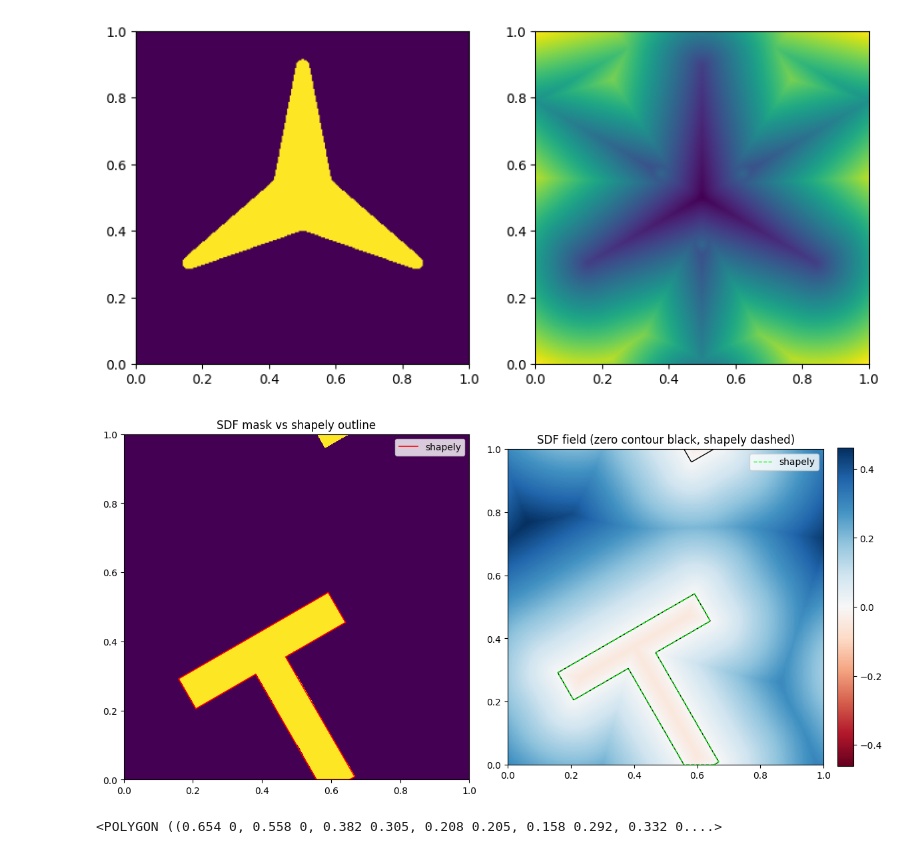
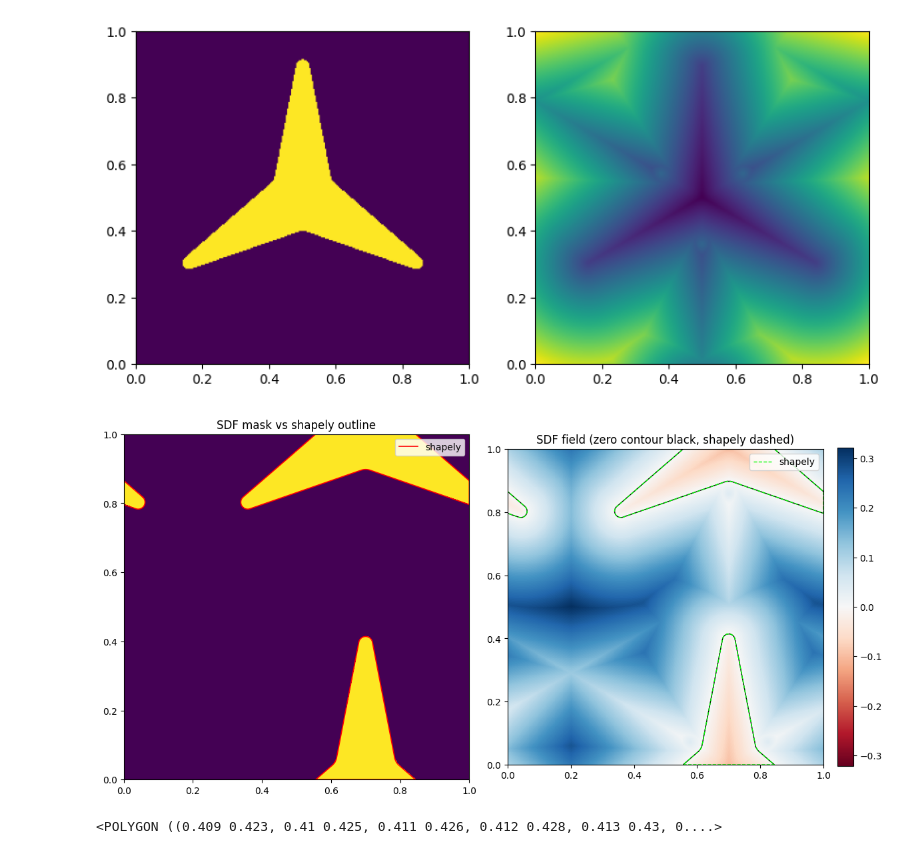
Before and after one commit to RodionovSA/metashapes, a Jupyter notebook: Example.ipynb, the cells around one changed output. Saved outputs shown, nothing was run; the diff lists cells and outputs as text; code cells hidden in the pictures.

Commit message:
fixed critical bugs with ellipse, egg and to_shapely

```diff
--- a/Example.ipynb
+++ b/Example.ipynb
@@ -294,36 +299,37 @@ def plot_sdf_vs_shapely(star_cell, nx=512, ny=512, extent=(0.0, 1.0, 0.0, 1.0)):
     for h, l in zip(handles, labels):
         seen.setdefault(l, h)
     ax.legend(seen.values(), seen.keys(), loc="upper right")
 
     # ---- Right: SDF field + zero contour + shapely outline ----
     ax = axes[1]
     vmax = np.nanmax(np.abs(sdf_field))
     im = ax.imshow(sdf_field, origin="lower", extent=extent, cmap="RdBu",
                    vmin=-vmax, vmax=vmax, interpolation="nearest")
     ax.contour(XX, YY, sdf_field, levels=[0.0], colors="black", linewidths=1.0)
     for ring in iter_rings(geom):
         ax.plot(ring[:, 0], ring[:, 1], color="lime", linewidth=1.0,
                 linestyle="--", label="shapely")
     ax.set_title("SDF field (zero contour black, shapely dashed)")
     ax.set_xlim(x0, x1)
     ax.set_ylim(y0, y1)
     ax.set_aspect("equal")
     handles, labels = ax.get_legend_handles_labels()
     seen = {}
     for h, l in zip(handles, labels):
         seen.setdefault(l, h)
     ax.legend(seen.values(), seen.keys(), loc="upper right")
     fig.colorbar(im, ax=ax, fraction=0.046, pad=0.04)
 
     plt.tight_layout()
     plt.show()
 
 
 # usage
-plot_sdf_vs_shapely(tshape_cell.cpu())
+star_cell = UnitCell(lattice, star.translate(0.2, 0.5))
+plot_sdf_vs_shapely(star_cell.cpu())
 # %% [output]
-[figure, old version]
+[figure, new version]
 # %%
-tshape_cell.to_shapely()
+star_cell.center_scene().to_shapely()
 # %% [output]
-<POLYGON ((0.654 0, 0.558 0, 0.382 0.305, 0.208 0.205, 0.158 0.292, 0.332 0....>
+<POLYGON ((0.409 0.423, 0.41 0.425, 0.411 0.426, 0.412 0.428, 0.413 0.43, 0....>
```
Also changed, not shown: parts of 3 cells of this notebook, 6 other files.
